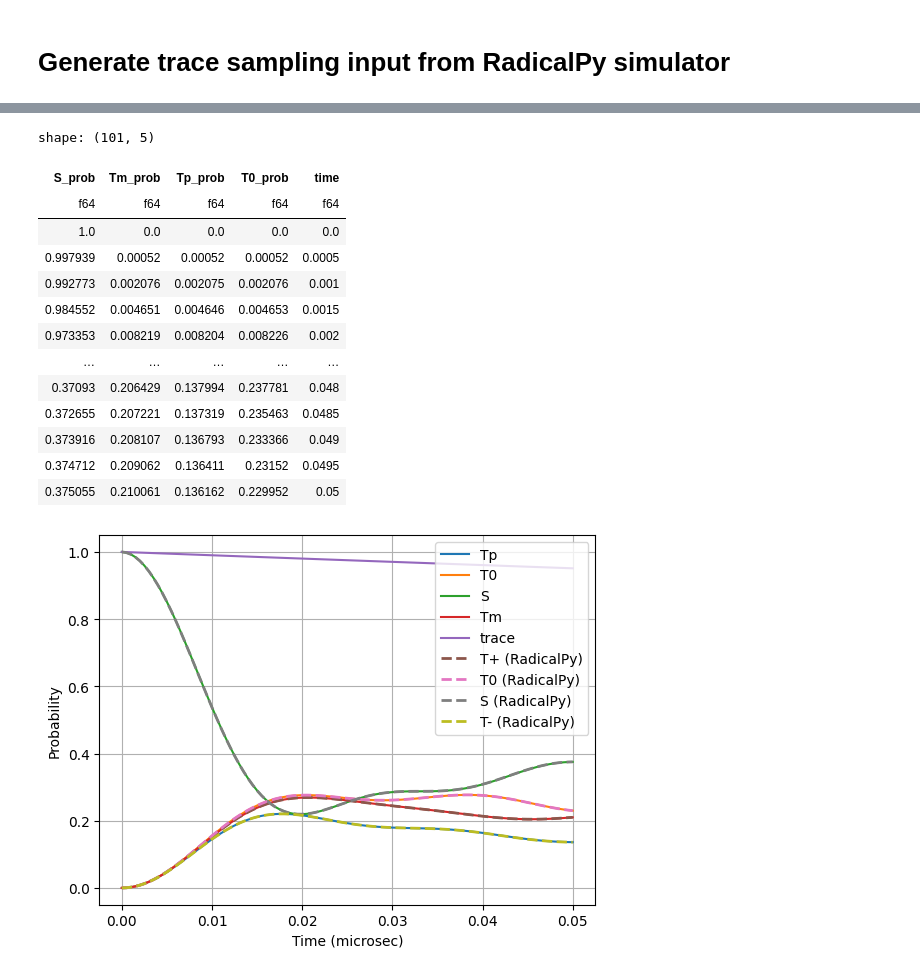
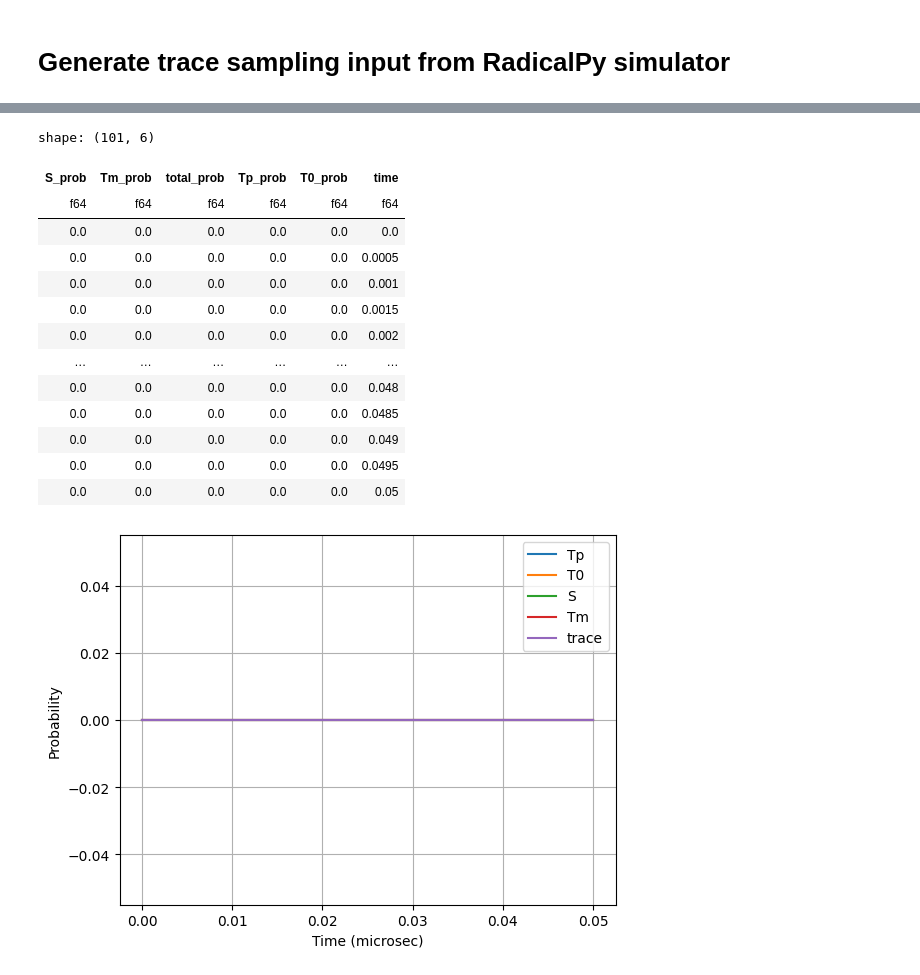
Before and after one commit to KenHino/Spin_dynamics, a Jupyter notebook: example/trace_sampling.ipynb, the cells around one changed output, grey strips where cells are left out. Saved outputs shown, nothing was run; the diff lists cells and outputs as text; code cells hidden in the pictures.

```diff
--- a/example/trace_sampling.ipynb
+++ b/example/trace_sampling.ipynb
@@ -13,7 +13,7 @@ sys.path.append(str(pathlib.Path().resolve()))
 
 from utils import dump_input, parse_output  # ty: ignore
 # %%
-is_small_case = True
+is_small_case = False
 
 if is_small_case:
     # You can use following block instead
@@ -51,18 +51,24 @@ if is_small_case:
 else:
     flavin = rp.simulation.Molecule.all_nuclei("flavin_anion")
     trp = rp.simulation.Molecule.all_nuclei("tryptophan_cation")
+    for mol in [flavin, trp]:
+        nucs = []
+        for nuc in mol.nuclei:
+            if nuc.name == "1H":
+                nucs.append(nuc)
+        mol.nuclei = nucs
     sim = rp.simulation.LiouvilleSimulation([flavin, trp])
     A = {}
-    isotropic = False
+    isotropic = True
     for i in range(len(sim.radicals)):
         for j, nuc in enumerate(sim.molecules[i].nuclei):
             if isotropic:
                 A[(i, j)] = np.eye(3) * nuc.hfc.isotropic
             else:
                 A[(i, j)] = nuc.hfc.anisotropic
-    B0 = 2.0  # Typically 0.01 mT~10 mT
+    B0 = 0.0  # 2.0  # Typically 0.01 mT~10 mT
     B = np.array((0.0, 0.0, 1.0)) * B0
-    J = 0.1  # Typically 1.0e+03 scale
+    J = 0.0  # 0.1  # Typically 1.0e+03 scale
 
     D = (
         np.array(
@@ -74,8 +80,9 @@ else:
         )
         * sim.radicals[0].gamma_mT
     )
-    kS = 1.0e06  # Exponential model in s-1
-    kT = 1.0e06
+    D = 0.0  # 0.1
+    kS = 0.0  # 1.0e06  # Exponential model in s-1
+    kT = 0.0  # 1.0e06
     if isinstance(D, float):
         D = 2 / 3 * np.diag((-1.0, -1.0, 2.0)) * D * sim.radicals[0].gamma_mT
 sim
@@ -91,5 +98,5 @@ HFCs (mT): [0.5 <anisotropic not available>, 0.4 <anisotropic not available>, 0.
 # %%
-if is_small_case:
+if has_rp_result := (is_small_case and len(sim.particles) < 7):
     # when D is Float, a bug appears
     assert isinstance(D, np.ndarray)
     H = sim.total_hamiltonian(B0=B0, D=D, J=J)
@@ -178,41 +197,42 @@ Time elapsed:   0: 0: 0
 CompletedProcess(args=['../bin/spinchem', PosixPath('/home/hinom/GitHub/Spin_dynamics/example/input.ini')], returncode=0)
 # %%
-df = parse_output(output_path="out", subdir=".200", dt=5e-10)
+df = parse_output(output_path="out", subdir=".000", dt=5e-10)
 # %%
 df
 # %% [output]
-shape: (101, 5)
+shape: (101, 6)
-| S_prob | Tm_prob | Tp_prob | T0_prob | time |
-| f64 | f64 | f64 | f64 | f64 |
-| 1.0 | 0.0 | 0.0 | 0.0 | 0.0 |
-| 0.997939 | 0.00052 | 0.00052 | 0.00052 | 0.0005 |
-| 0.992773 | 0.002076 | 0.002075 | 0.002076 | 0.001 |
-| 0.984552 | 0.004651 | 0.004646 | 0.004653 | 0.0015 |
-| 0.973353 | 0.008219 | 0.008204 | 0.008226 | 0.002 |
-| … | … | … | … | … |
-| 0.37093 | 0.206429 | 0.137994 | 0.237781 | 0.048 |
-| 0.372655 | 0.207221 | 0.137319 | 0.235463 | 0.0485 |
-| 0.373916 | 0.208107 | 0.136793 | 0.233366 | 0.049 |
-| 0.374712 | 0.209062 | 0.136411 | 0.23152 | 0.0495 |
-| 0.375055 | 0.210061 | 0.136162 | 0.229952 | 0.05 |
+| S_prob | Tm_prob | total_prob | Tp_prob | T0_prob | time |
+| f64 | f64 | f64 | f64 | f64 | f64 |
+| 0.0 | 0.0 | 0.0 | 0.0 | 0.0 | 0.0 |
+| 0.0 | 0.0 | 0.0 | 0.0 | 0.0 | 0.0005 |
+| 0.0 | 0.0 | 0.0 | 0.0 | 0.0 | 0.001 |
+| 0.0 | 0.0 | 0.0 | 0.0 | 0.0 | 0.0015 |
+| 0.0 | 0.0 | 0.0 | 0.0 | 0.0 | 0.002 |
+| … | … | … | … | … | … |
+| 0.0 | 0.0 | 0.0 | 0.0 | 0.0 | 0.048 |
+| 0.0 | 0.0 | 0.0 | 0.0 | 0.0 | 0.0485 |
+| 0.0 | 0.0 | 0.0 | 0.0 | 0.0 | 0.049 |
+| 0.0 | 0.0 | 0.0 | 0.0 | 0.0 | 0.0495 |
+| 0.0 | 0.0 | 0.0 | 0.0 | 0.0 | 0.05 |
 # %%
 plt.plot(df["time"], df["Tp_prob"], label="Tp")
 plt.plot(df["time"], df["T0_prob"], label="T0")
 plt.plot(df["time"], df["S_prob"], label="S")
 plt.plot(df["time"], df["Tm_prob"], label="Tm")
 plt.plot(
     df["time"],
     df["S_prob"] + df["T0_prob"] + df["Tp_prob"] + df["Tm_prob"],
     label="trace",
 )
-plt.plot(x, time_evol_tp, linewidth=2, label="T+ (RadicalPy)", ls="--")
-plt.plot(x, time_evol_tz, linewidth=2, label="T0 (RadicalPy)", ls="--")
-plt.plot(x, time_evol_s, linewidth=2, label="S (RadicalPy)", ls="--")
-plt.plot(x, time_evol_tm, linewidth=2, label="T- (RadicalPy)", ls="--")
+if has_rp_result:
+    plt.plot(x, time_evol_tp, linewidth=2, label="T+ (RadicalPy)", ls="--")
+    plt.plot(x, time_evol_tz, linewidth=2, label="T0 (RadicalPy)", ls="--")
+    plt.plot(x, time_evol_s, linewidth=2, label="S (RadicalPy)", ls="--")
+    plt.plot(x, time_evol_tm, linewidth=2, label="T- (RadicalPy)", ls="--")
 plt.xlabel("Time (microsec)")
 plt.ylabel("Probability")
 plt.grid()
 plt.legend()
 plt.show()
 # %% [output]
-[figure, old version]
+[figure, new version]
```
Also changed, not shown: parts of 4 cells of this notebook, 3 other files.
